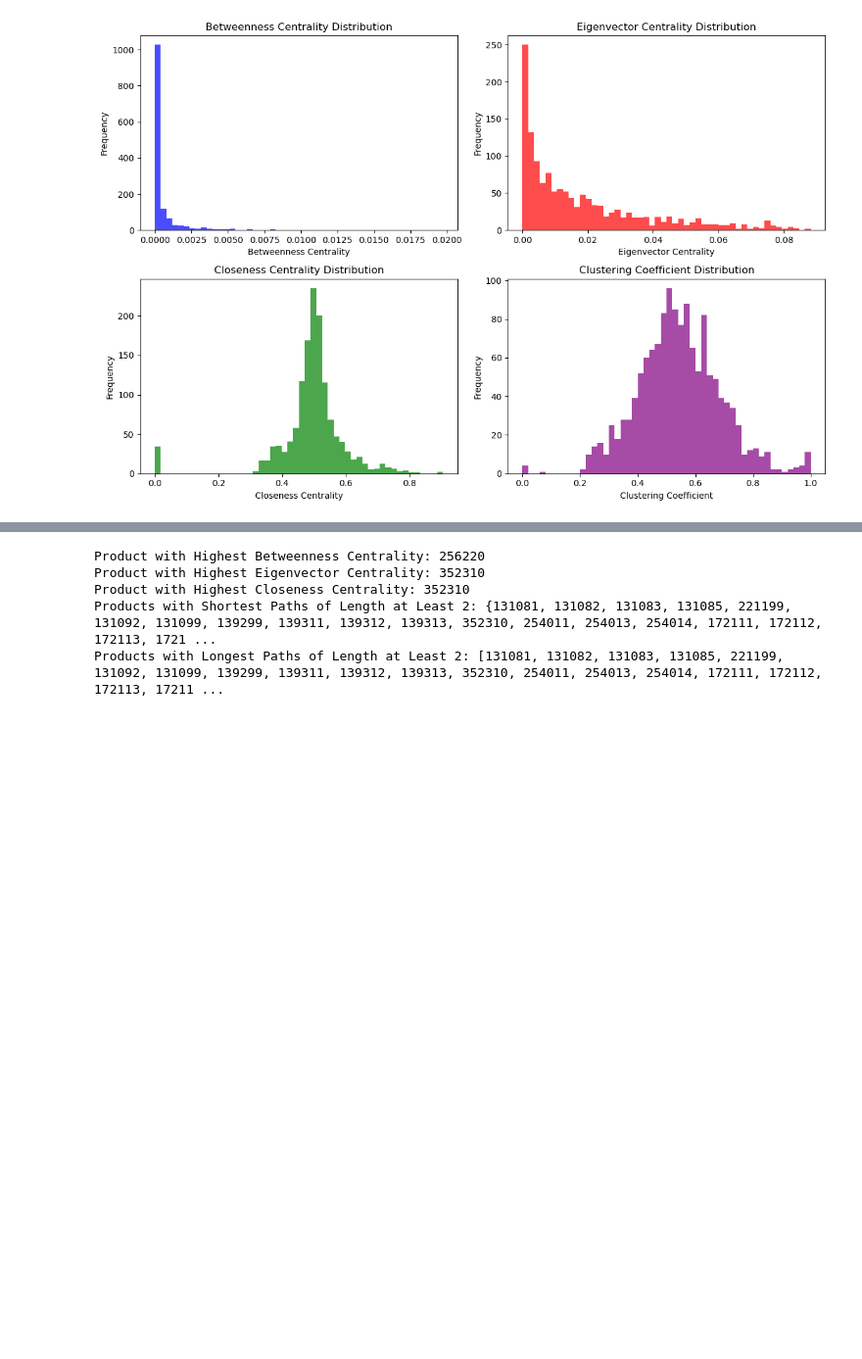
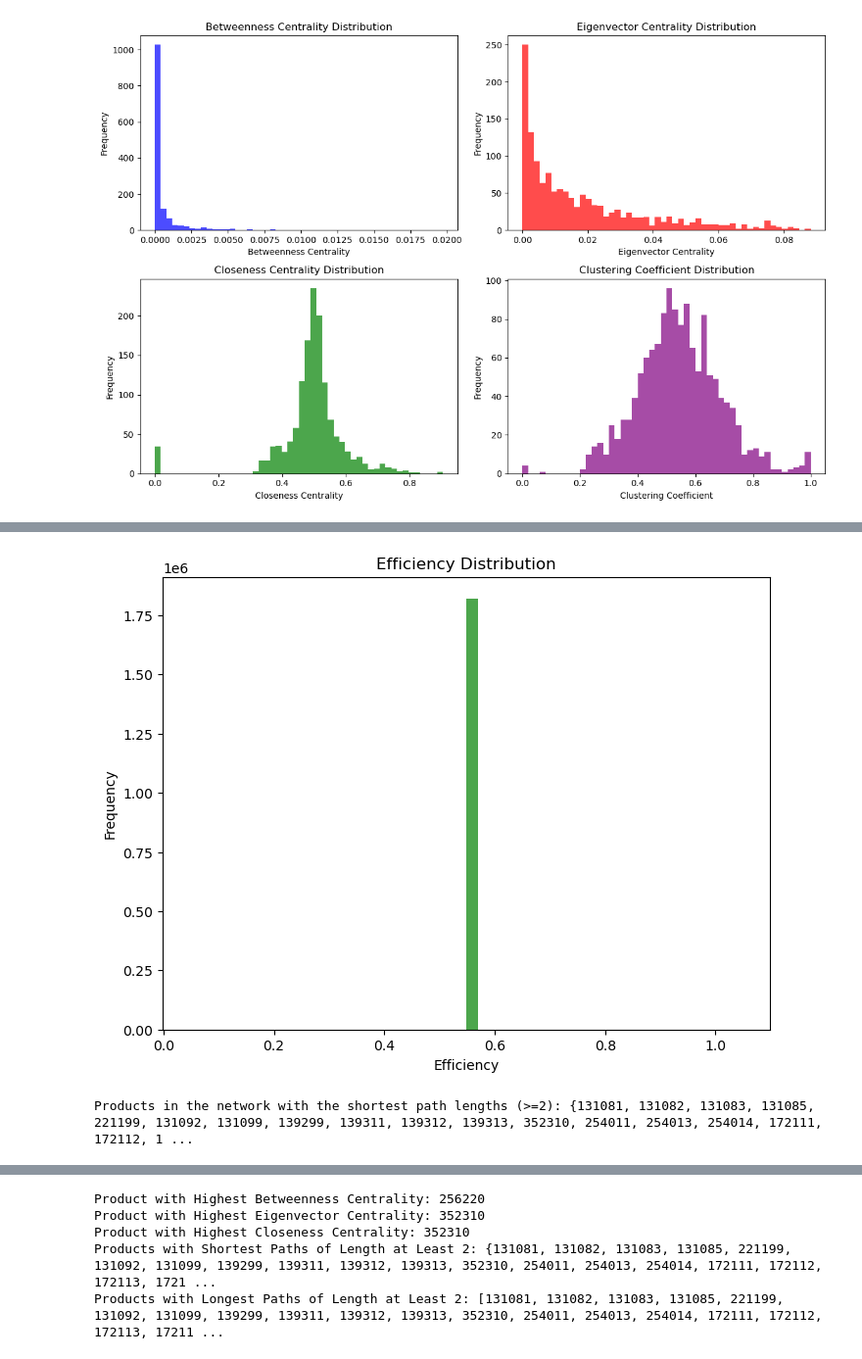
Before and after one commit to Yunbo-max/L65-Geometric-Deep-Learning, a Jupyter notebook: Dataset/VAT/dependency.ipynb, the cells around one changed output, grey strips where cells are left out. Shown at 98% size. Saved outputs shown, nothing was run; the diff lists cells and outputs as text; code cells hidden in the pictures; blank space fills up the shorter version.

```diff
--- a/Dataset/VAT/dependency.ipynb
+++ b/Dataset/VAT/dependency.ipynb
@@ -269,0 +312,69 @@ NetworkXError: Graph is not strongly connected.
+# %%
+import networkx as nx
+import matplotlib.pyplot as plt
+
+def compute_efficiency(graph):
+    total_efficiency = 0
+    total_pairs = 0
+
+    for node in graph:
+        shortest_paths = nx.shortest_path_length(graph, source=node)
+        for target, length in shortest_paths.items():
+            if length != 0:  # Exclude the node itself
+                total_efficiency += 1 / length
+                total_pairs += 1
+
+    if total_pairs == 0:
+        return []
+
+    return [total_efficiency / total_pairs] * total_pairs
+
+# Assuming you have already created the directed graph G and computed the largest weakly connected component
+largest_weakly_connected_component_nodes = max(nx.weakly_connected_components(G), key=len)
+largest_weakly_connected_component = G.subgraph(largest_weakly_connected_component_nodes)
+
+# Compute efficiency distribution
+efficiency_values = compute_efficiency(largest_weakly_connected_component)
+
+# Plot distribution
+plt.figure(figsize=(8, 6))
+plt.hist(efficiency_values, bins=50, color='green', alpha=0.7)
+plt.title('Efficiency Distribution')
+plt.xlabel('Efficiency')
+plt.ylabel('Frequency')
+plt.show()
+# %% [output]
+[figure, added]
+# %%
+import networkx as nx
+
+# Assuming you have already created the directed graph G
+
+# Identify isolated nodes
+isolated_nodes = [node for node in G if G.degree(node) == 0]
+
+# Remove isolated nodes
+G.remove_nodes_from(isolated_nodes)
+
+# Get the largest weakly connected component
+largest_weakly_connected_component = max(nx.weakly_connected_components(G), key=len)
+
+# Compute the subgraph of the largest weakly connected component
+largest_weakly_connected_subgraph = G.subgraph(largest_weakly_connected_component)
+
+# Compute the shortest path lengths between all pairs of nodes
+all_shortest_paths = nx.shortest_path_length(largest_weakly_connected_subgraph)
+
+# Initialize a set to store the products with the shortest path lengths (shortest >= 2)
+products_shortest_path = set()
+
+# Iterate over all pairs of nodes and their shortest path lengths
+for source, lengths in all_shortest_paths:
+    for target, length in lengths.items():
+        if source != target and length >= 2:  # Exclude the node itself and paths of length less than 2
+            products_shortest_path.add(source)
+            products_shortest_path.add(target)
+
+print("Products in the network with the shortest path lengths (>=2):", products_shortest_path)
+# %% [output]
+Products in the network with the shortest path lengths (>=2): {131081, 131082, 131083, 131085, 221199, 131092, 131099, 139299, 139311, 139312, 139313, 352310, 254011, 254013, 254014, 172111, 172112, 1 ...
```
Also changed, not shown: parts of 9 cells of this notebook, 2 other files.
